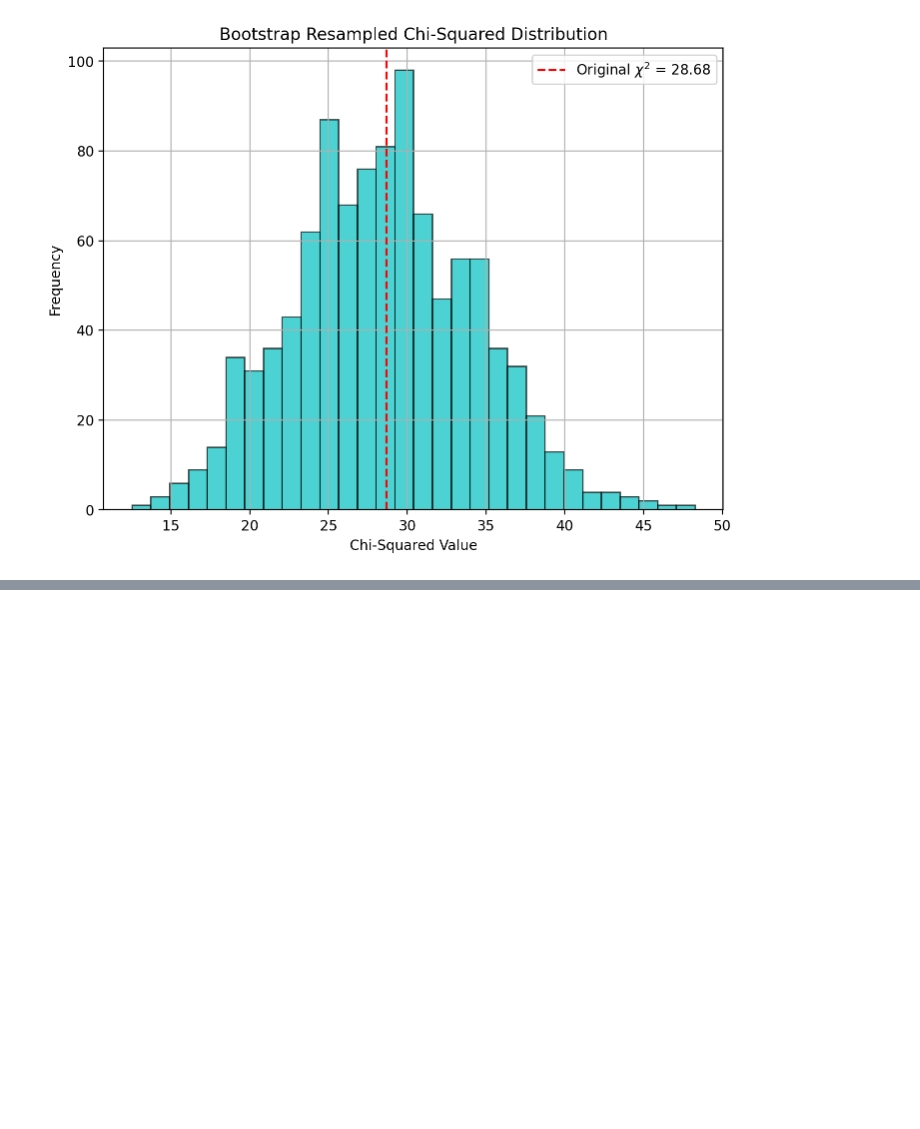
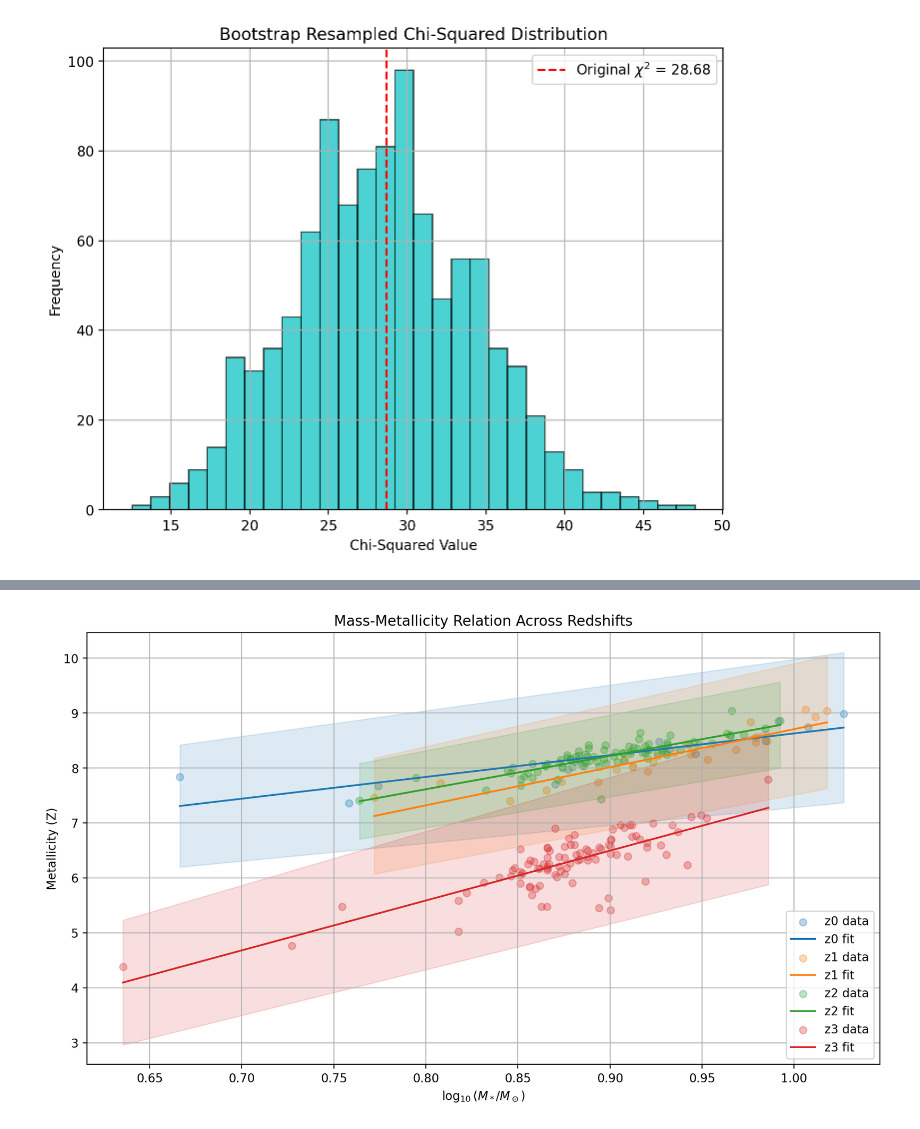
Before and after one commit to VanderbiltAstronomy/astr_8070_s25, a Jupyter notebook: coursework/student_folders/ayanah_cason/lectures/finalProject.ipynb, the cells around one changed output, grey strips where cells are left out. Saved outputs shown, nothing was run; the diff lists cells and outputs as text; code cells hidden in the pictures; blank space fills up the shorter version.

```diff
--- a/coursework/student_folders/ayanah_cason/lectures/finalProject.ipynb
+++ b/coursework/student_folders/ayanah_cason/lectures/finalProject.ipynb
@@ -262,0 +243,45 @@ zZ3= np.array([  4.386268578648442,4.765270056165627,5.478737609469011,5.0276439
+# %%
+redshift_bins = {
+    'z0': (mZ0, zZ0),
+    'z1': (mZ1, zZ1),
+    'z2': (mZ2, zZ2),
+    'z3': (mZ3, zZ3),
+}
+def linear_model(x, a, b):
+    return a * x + b #this is the same as Zmodel
+
+plt.figure(figsize=(10, 6))
+colors = ['tab:blue', 'tab:orange', 'tab:green', 'tab:red']
+
+for i, (label, (masses, metallicities)) in enumerate(redshift_bins.items()):
+    logM = np.log10(masses)
+    Z = metallicities
+
+    # Fit the model
+    popt, pcov = curve_fit(linear_model, logM, Z)
+    a, b = popt
+    perr = np.sqrt(np.diag(pcov))
+
+    # Generate line and error band
+    x_fit = np.linspace(min(logM), max(logM), 100)
+    y_fit = linear_model(x_fit, *popt)
+
+    # 1-sigma confidence interval
+    y_upper = linear_model(x_fit, *(popt + perr))
+    y_lower = linear_model(x_fit, *(popt - perr))
+
+    # Plot the data and fit
+    plt.scatter(logM, Z, alpha=0.3, color=colors[i], label=f'{label} data')
+    plt.plot(x_fit, y_fit, color=colors[i], label=f'{label} fit')
+    plt.fill_between(x_fit, y_lower, y_upper, color=colors[i], alpha=0.15)
+
+# Labels and legend
+plt.xlabel(r'$\log_{10}(M_*/M_\odot)$')
+plt.ylabel(r'Metallicity (Z)')
+plt.title('Mass-Metallicity Relation Across Redshifts')
+plt.legend()
+plt.grid(True)
+plt.tight_layout()
+plt.show()
+# %% [output]
+[figure, added]
```
Also changed, not shown: parts of 10 cells of this notebook, 20 other files.
